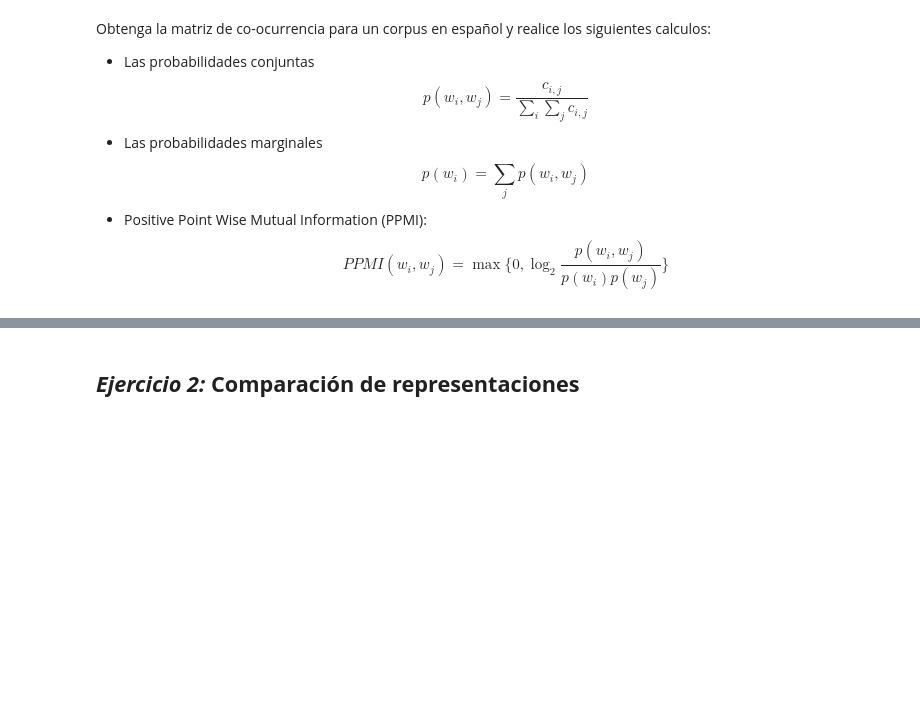
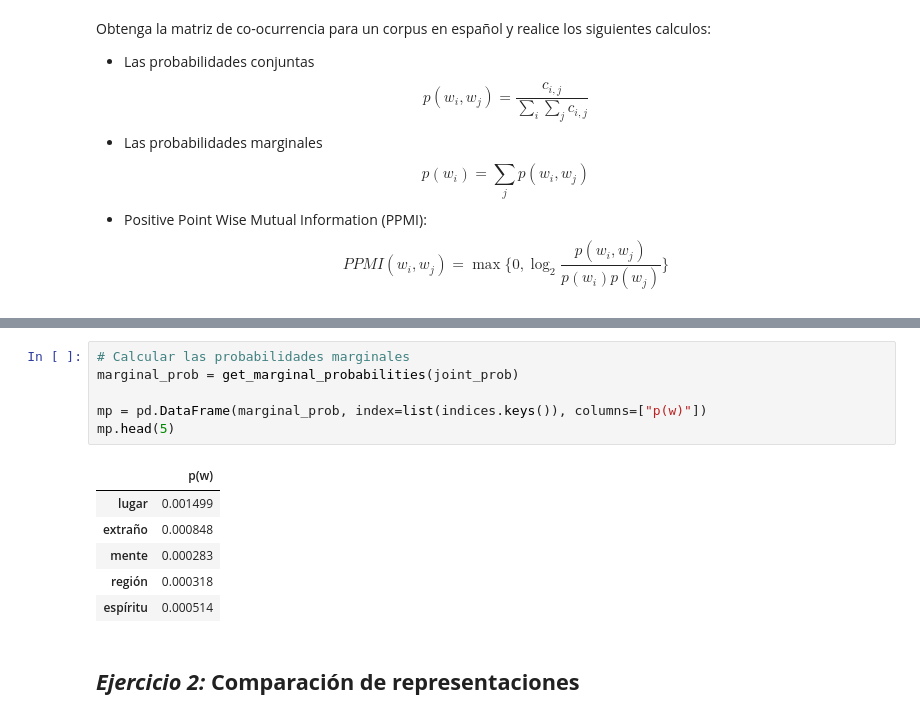
Before and after one commit to umoqnier/st-cl-2025-2-lab, a Jupyter notebook: practicas/fwgalde/P3/3_language_models_word_vectors.ipynb, the cells around one changed output, grey strips where cells are left out. Saved outputs shown, nothing was run; the diff lists cells and outputs as text; blank space fills up the shorter version.

```diff
--- a/practicas/fwgalde/P3/3_language_models_word_vectors.ipynb
+++ b/practicas/fwgalde/P3/3_language_models_word_vectors.ipynb
@@ -1230,3 +251,16 @@ ModuleNotFoundError: No module named 'polars'
+# %%
+# Calcular las probabilidades marginales
+marginal_prob = get_marginal_probabilities(joint_prob)
+
+mp = pd.DataFrame(marginal_prob, index=list(indices.keys()), columns=["p(w)"])
+mp.head(5)
+# %% [output]
+|  | p(w) |
+| lugar | 0.001499 |
+| extraño | 0.000848 |
+| mente | 0.000283 |
+| región | 0.000318 |
+| espíritu | 0.000514 |
 # %% [markdown]
 ## ***Ejercicio 2:*** **Comparación de representaciones**
 # %% [markdown]
```
Also changed, not shown: parts of 182 cells of this notebook.
